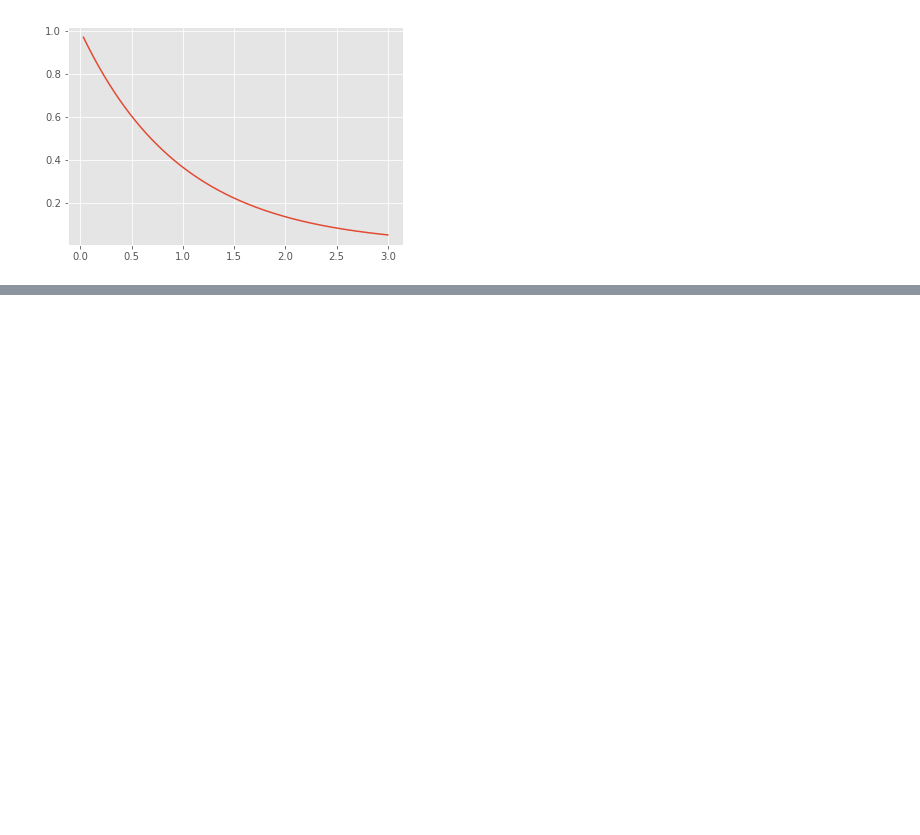
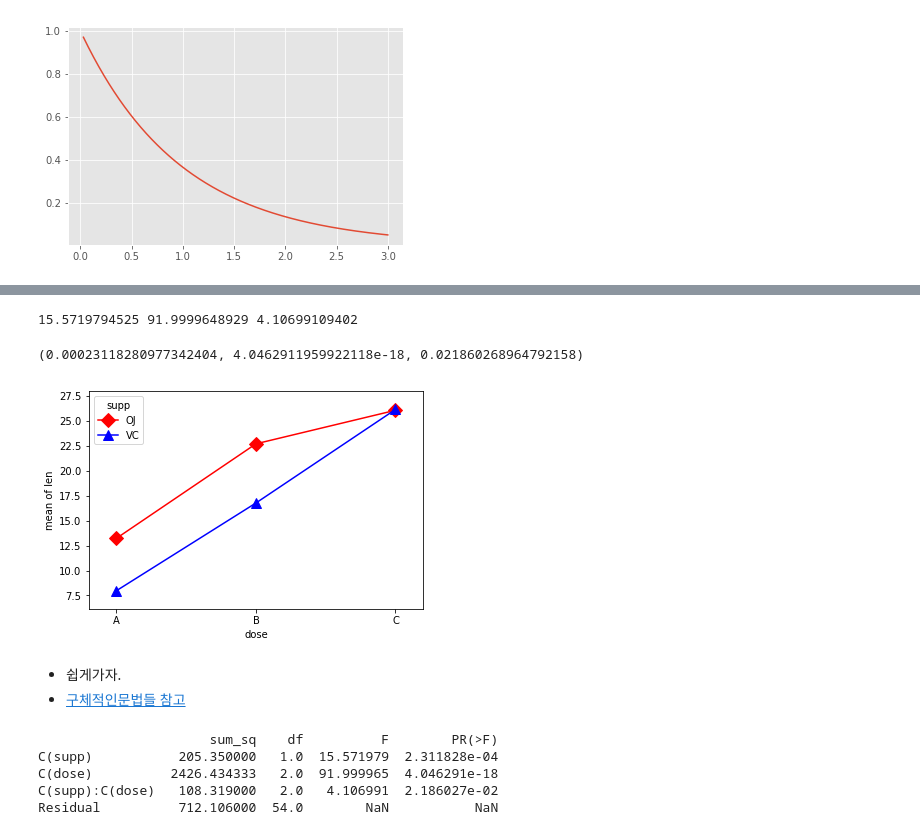
Before and after one commit to k821209/biostatistics, a Jupyter notebook: biostatistics_170904.ipynb, the cells around one changed output, grey strips where cells are left out. Drawn from its saved outputs; the diff is of its cells as text; code cells hidden in the pictures; blank space fills up the shorter version.

```diff
--- a/biostatistics_170904.ipynb
+++ b/biostatistics_170904.ipynb
@@ -485,0 +480,3 @@ plt.plot(xx, f(df1,df2).pdf(xx))
+# %%
+datafile="./file_170904/ToothGrowth.csv"
+data = pd.read_csv(datafile)
@@ -485,0 +509,2 @@ plt.plot(xx, f(df1,df2).pdf(xx))
+# %%
+grand_mean = data['len'].mean()
@@ -485,0 +514,11 @@ plt.plot(xx, f(df1,df2).pdf(xx))
+# %%
+# supplement 에 따른 평균의 sum square (Between group) # data.supp.unique()를 안했기 때문에 각 supp type의 갯수를 곱하지 않아도 된다.
+data['sq_dose'] = [(data[data.dose ==l].len.mean()-grand_mean)**2 for l in data.dose]
+data['sq_supp'] = [(data[data.supp ==l].len.mean()-grand_mean)**2 for l in data.supp]
+# %%
+# within group
+vc = data[data.supp == 'VC']
+oj = data[data.supp == 'OJ']
+data['withingroup_means'] = data.apply(lambda x : data[(data['dose'] == x['dose']) & (data['supp'] == x['supp'])]['len'].mean(),axis=1)
+data['withingroup_sq'] = (data['len'] - data['withingroup_means'])**2
+#ssq_w = sum((oj.len - data['oj_dose_means'])**2) +sum((vc.len - data['vc_dose_means'])**2)#
@@ -485,0 +538,8 @@ plt.plot(xx, f(df1,df2).pdf(xx))
+# %%
+#f value
+f_supp   = ms_supp / ms_withingroup
+f_dose   = ms_dose / ms_withingroup
+f_axb    = ms_axb / ms_withingroup
+print f_supp, f_dose, f_axb
+# %% [output]
+15.5719794525 91.9999648929 4.10699109402
@@ -485,0 +551,25 @@ plt.plot(xx, f(df1,df2).pdf(xx))
+# %%
+p_a,p_b,p_axb
+# %% [output]
+(0.00023118280977342404, 4.0462911959922118e-18, 0.021860268964792158)
+# %%
+fig = interaction_plot(data.dose, data.supp, data.len,
+             colors=['red','blue'], markers=['D','^'], ms=10)
+# %% [output]
+[figure, added]
+# %% [markdown]
+* 쉽게가자.
+* [구체적인문법들 참고](http://www.statsmodels.org/stable/generated/statsmodels.stats.anova.anova_lm.html?highlight=anova_lm#statsmodels.stats.anova.anova_lm)
+# %%
+from statsmodels.formula.api import ols
+from statsmodels.stats.anova import anova_lm
+formula = 'len ~ C(supp) + C(dose) + C(supp):C(dose)'
+model = ols(formula, data).fit()
+aov_table = anova_lm(model, typ=2)
+print(aov_table)
+# %% [output]
+                      sum_sq    df          F        PR(>F)
+C(supp)           205.350000   1.0  15.571979  2.311828e-04
+C(dose)          2426.434333   2.0  91.999965  4.046291e-18
+C(supp):C(dose)   108.319000   2.0   4.106991  2.186027e-02
+Residual          712.106000  54.0        NaN           NaN
```
Also changed, not shown: parts of 15 cells of this notebook, 11 other files.
